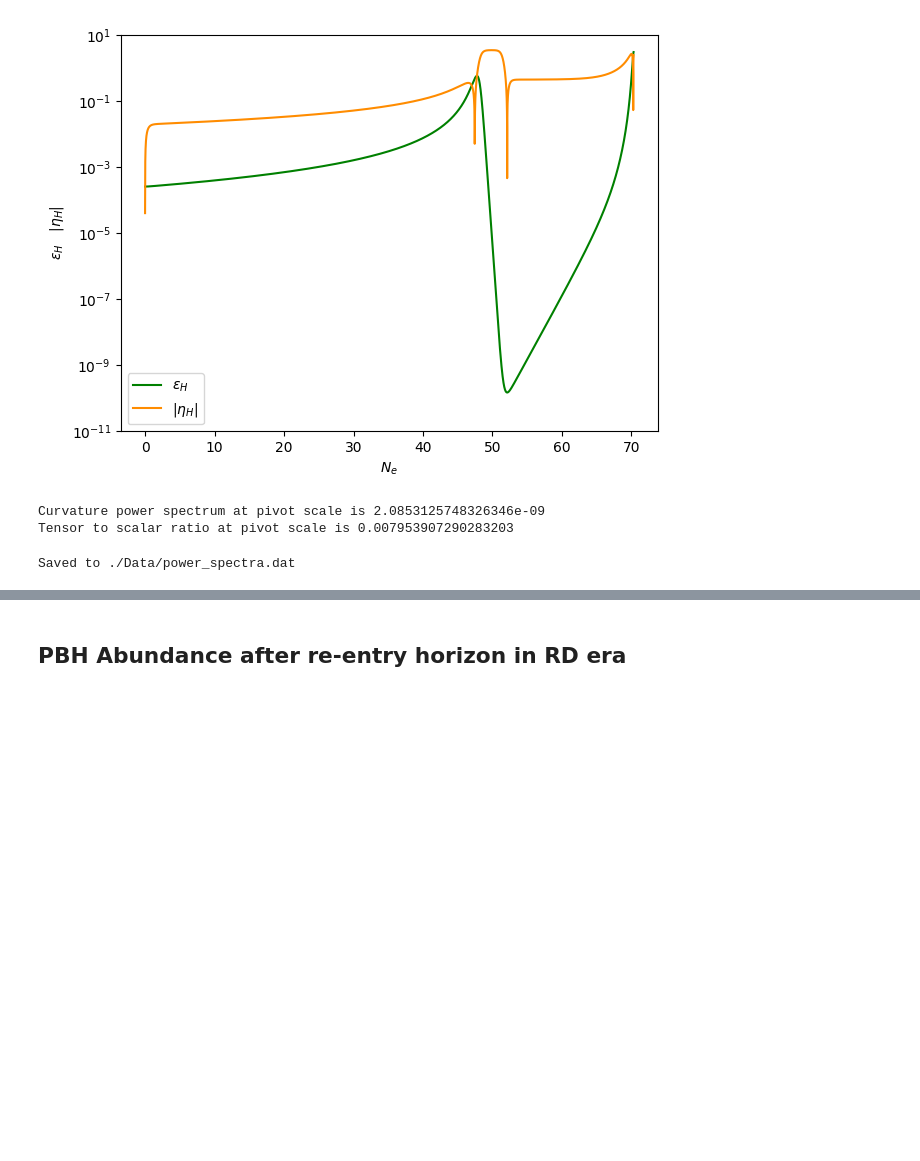
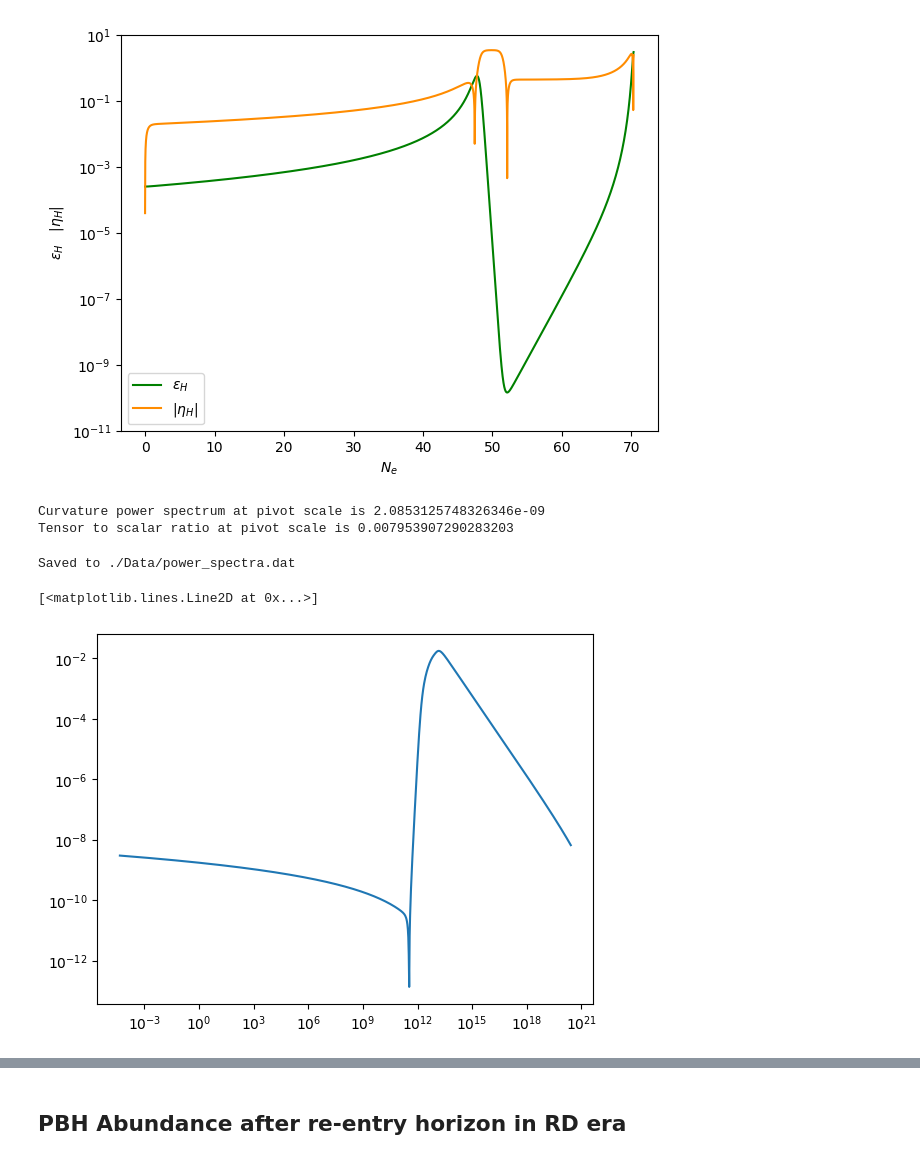
Before and after one commit to fpineda94/primordialpy, a Jupyter notebook: notebooks/PBHs/alpha_attractor_1/alpha_attractor1.ipynb, the cells around one changed output, grey strips where cells are left out. Drawn from its saved outputs; the diff is of its cells as text; code cells hidden in the pictures; blank space fills up the shorter version.

```diff
--- a/notebooks/PBHs/alpha_attractor_1/alpha_attractor1.ipynb
+++ b/notebooks/PBHs/alpha_attractor_1/alpha_attractor1.ipynb
@@ -51,6 +51,11 @@ PS = pert.power_spectrum()
 pert.save_power_spectra(path ='./Data')
 # %% [output]
 Saved to ./Data/power_spectra.dat
+# %%
+plt.loglog(pert.k_modes, PS[0])
+# %% [output]
+[<matplotlib.lines.Line2D at 0x...>]
+[figure, added]
 # %%
 print(pert.spectral_tilts)
 # %% [output]
```
Also changed, not shown: parts of 3 cells of this notebook, 15 other files.
